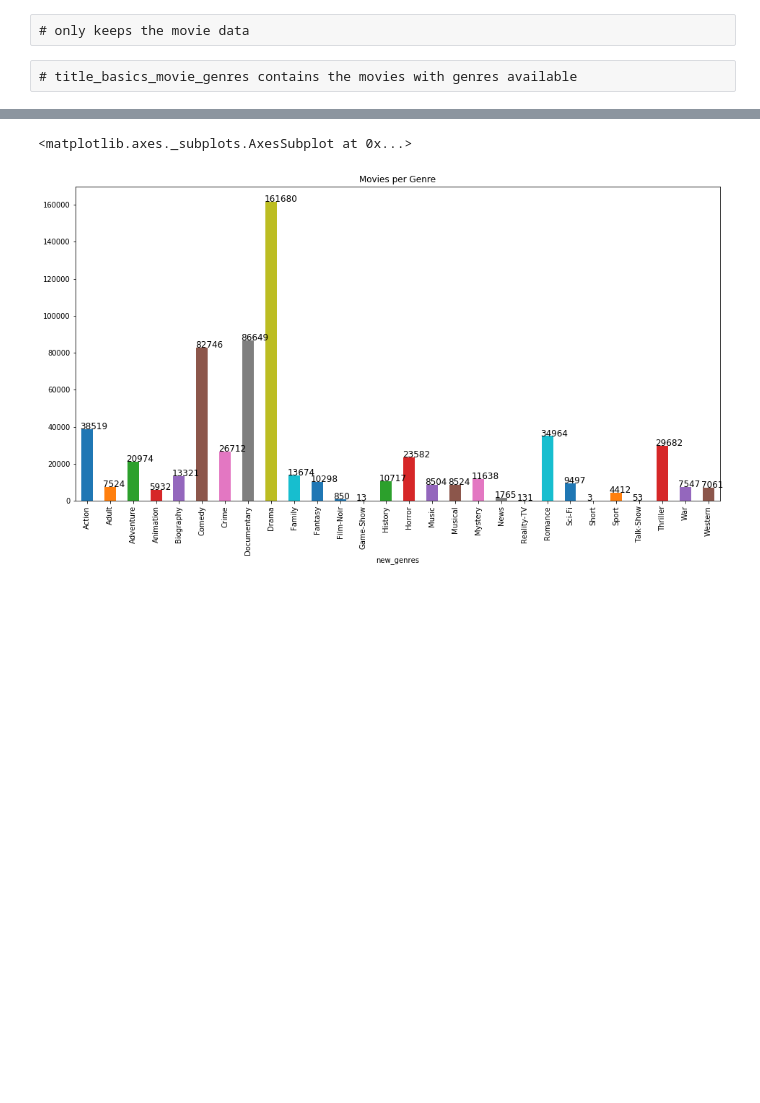
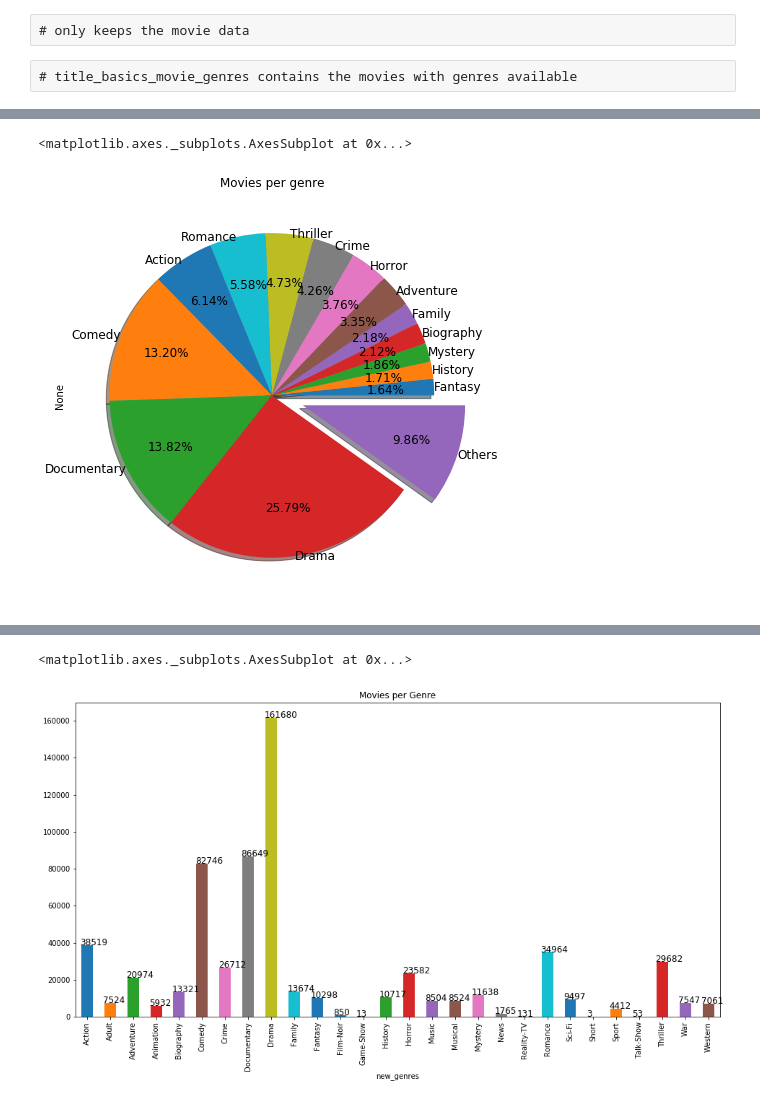
Before and after one commit to xinhezhang/IMDb, a Jupyter notebook: Distribution_Genres.ipynb, the cells around one changed output, grey strips where cells are left out. Drawn from its saved outputs; the diff is of its cells as text; code cells hidden in the pictures; blank space fills up the shorter version.

```diff
--- a/Distribution_Genres.ipynb
+++ b/Distribution_Genres.ipynb
@@ -99,0 +145,13 @@ genre_others.plot(kind='pie', title = 'Others', ax=ax2, autopct='%1.1f%%',
+# %%
+#[1, 3, 11, 12, 15, 16, 18, 19, 21, 22, 23, 24, 26, 27]
+explodeTuple = (0,0,0,0,0,0,0,0,0,0,0,0,0,0,0.2)
+pieLabels = movies_per_genre_wo_others.index
+plt.figure(figsize=(16,8))
+axes = plt.subplot(121,aspect='equal')
+#axes.pie(movies_per_genre_wo_others.values, explode=explodeTuple,labels=pieLabels,autopct='%1.2f%%',startangle=45,
+       #  shadow=True, fontsize=14)
+movies_per_genre_wo_others.plot(kind = 'pie',explode=explodeTuple,labels=pieLabels,autopct='%1.2f%%',startangle=0,
+         shadow=True, fontsize=12,labeldistance=1,pctdistance = 0.7, title = 'Movies per genre')
+# %% [output]
+<matplotlib.axes._subplots.AxesSubplot at 0x...>
+[figure, added]
```
Also changed, not shown: parts of 6 cells of this notebook.
